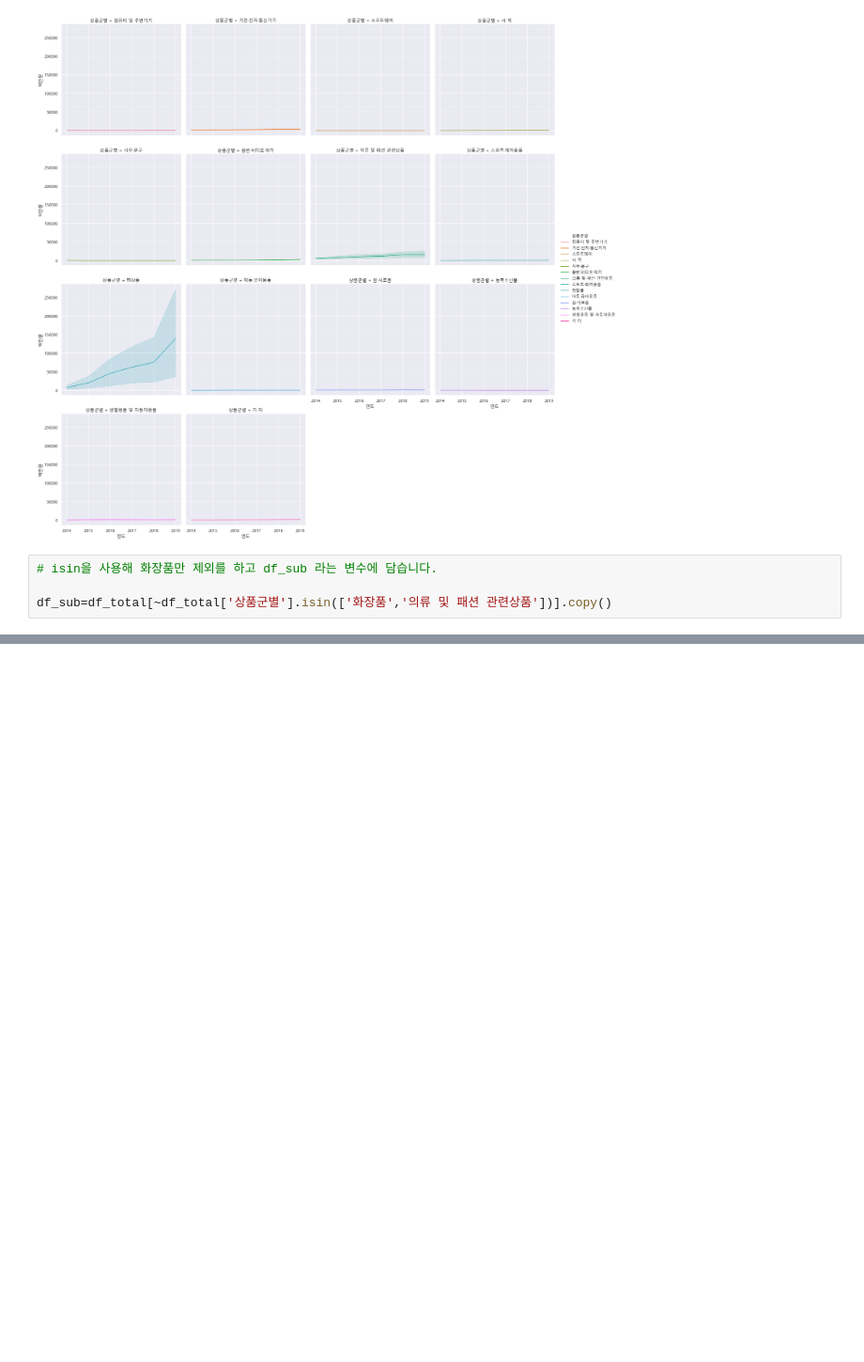
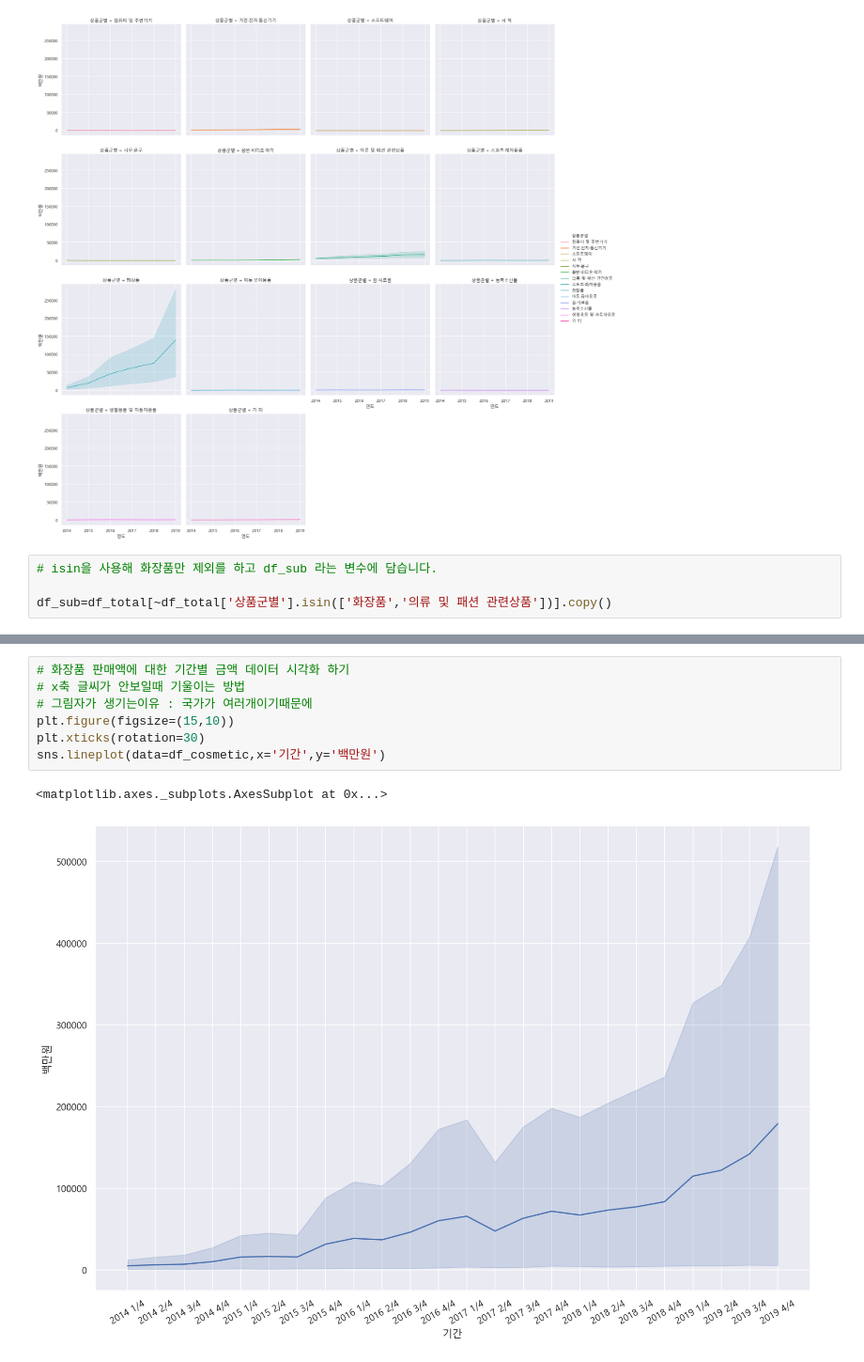
Before and after one commit to jang3463/python-practice, a Jupyter notebook: K-beauty 온라인 판매분석.ipynb, the cells around one changed output, grey strips where cells are left out. Shown at 94% size. Saved outputs shown, nothing was run; the diff lists cells and outputs as text; blank space fills up the shorter version.

```diff
--- a/K-beauty 온라인 판매분석.ipynb
+++ b/K-beauty 온라인 판매분석.ipynb
@@ -278,0 +297,10 @@ sns.relplot(data=df_sub,x='연도',y='백만원',hue='상품군별',kind='line',
+# %%
+# 화장품 판매액에 대한 기간별 금액 데이터 시각화 하기
+# x축 글씨가 안보일때 기울이는 방법
+# 그림자가 생기는이유 : 국가가 여러개이기때문에
+plt.figure(figsize=(15,10))
+plt.xticks(rotation=30)
+sns.lineplot(data=df_cosmetic,x='기간',y='백만원')
+# %% [output]
+<matplotlib.axes._subplots.AxesSubplot at 0x...>
+[figure, added]
```
Also changed, not shown: parts of 25 cells of this notebook.
